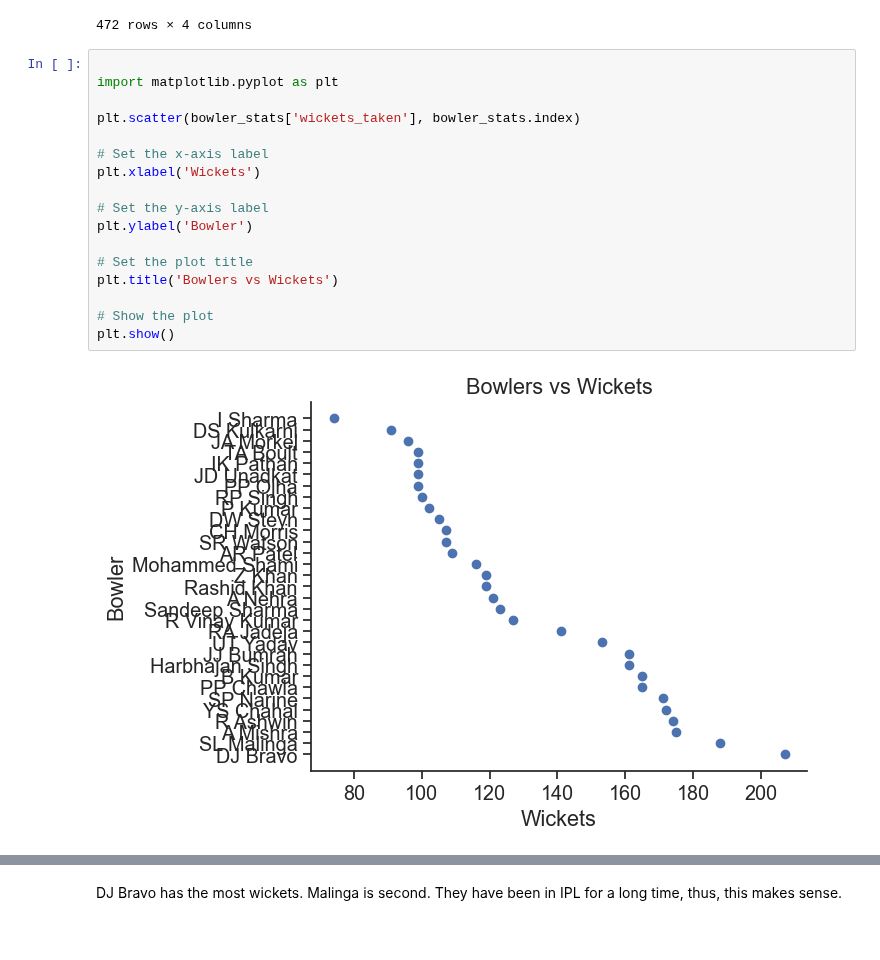
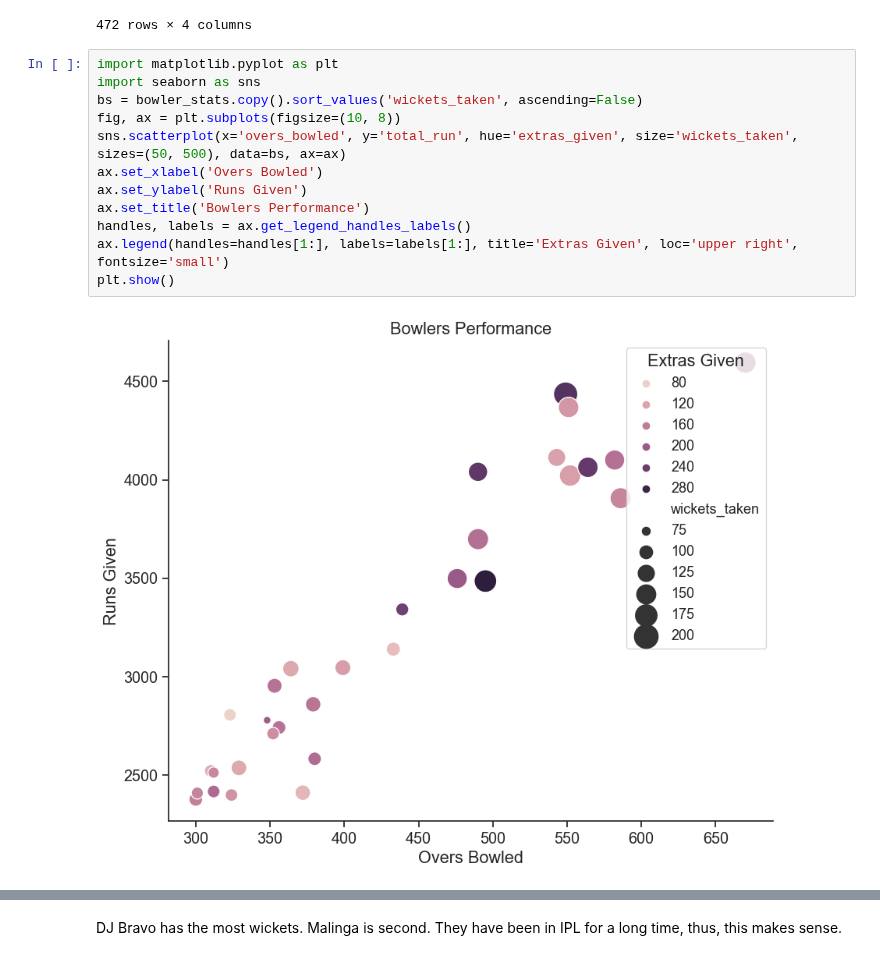
Before and after one commit to ubco-W2022T2-data301/project-group-group60, a Jupyter notebook: analysis/analysis2.ipynb, the cells around one changed output, grey strips where cells are left out. Cells and saved outputs as stored; diff of their text form.

Commit message:
sparsh changed his plots

```diff
--- a/analysis/analysis2.ipynb
+++ b/analysis/analysis2.ipynb
@@ -122,22 +122,17 @@ bowler_stats1
 | Yuvraj Singh | 1091 | 39 | 27 | 882 |
 | Z Khan | 2860 | 119 | 169 | 2276 |
 472 rows × 4 columns
-# %%
-
-import matplotlib.pyplot as plt
-
-plt.scatter(bowler_stats['wickets_taken'], bowler_stats.index)
-
-# Set the x-axis label
-plt.xlabel('Wickets')
-
-# Set the y-axis label
-plt.ylabel('Bowler')
-
-# Set the plot title
-plt.title('Bowlers vs Wickets')
-
-# Show the plot
-plt.show()
-# %% [output]
-[figure, removed]
+# %%
+import matplotlib.pyplot as plt
+import seaborn as sns
+bs = bowler_stats.copy().sort_values('wickets_taken', ascending=False)
+fig, ax = plt.subplots(figsize=(10, 8))
+sns.scatterplot(x='overs_bowled', y='total_run', hue='extras_given', size='wickets_taken', sizes=(50, 500), data=bs, ax=ax)
+ax.set_xlabel('Overs Bowled')
+ax.set_ylabel('Runs Given')
+ax.set_title('Bowlers Performance')
+handles, labels = ax.get_legend_handles_labels()
+ax.legend(handles=handles[1:], labels=labels[1:], title='Extras Given', loc='upper right', fontsize='small')
+plt.show()
+# %% [output]
+[figure, added]
```
Also changed, not shown: parts of 8 cells of this notebook.
